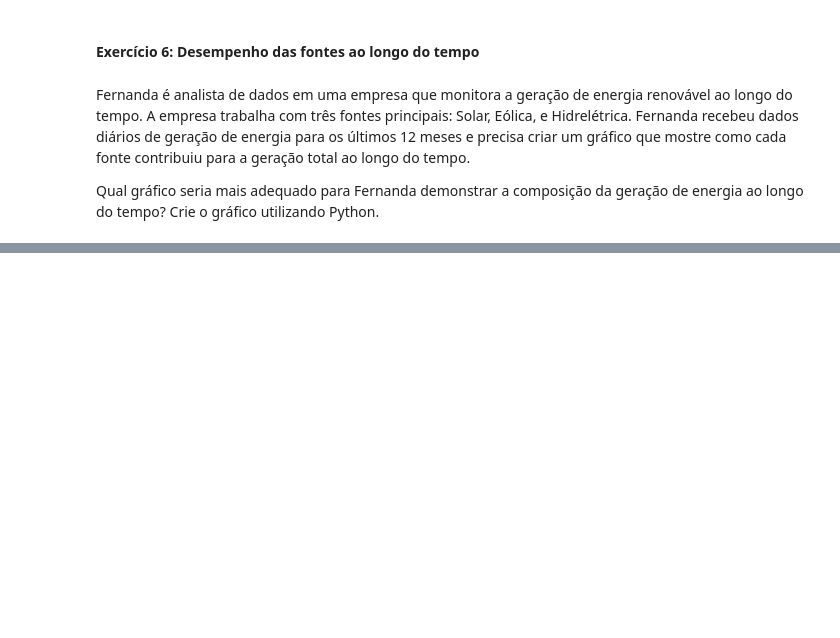
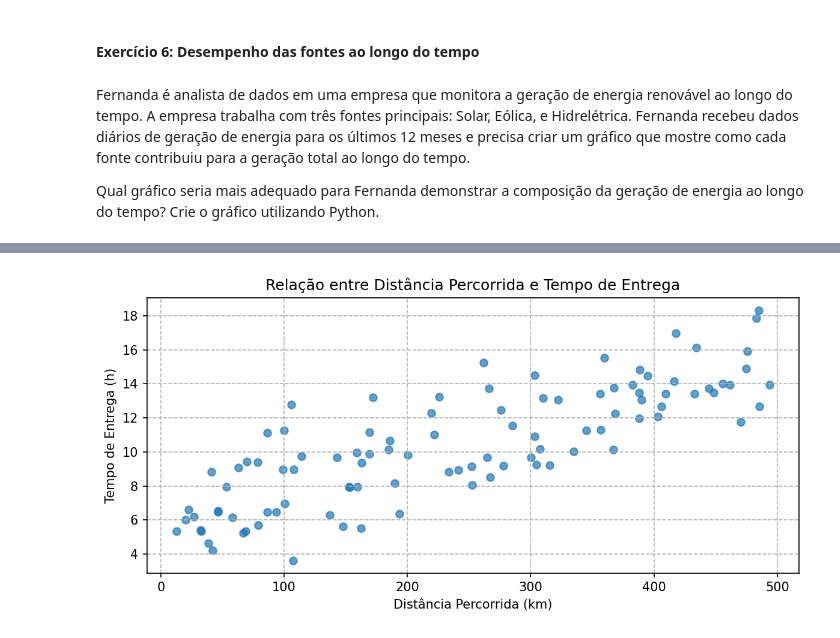
Before and after one commit to LeoRochaCarmo/formacao_praticando_python_para_data_science_alura, a Jupyter notebook: 08_praticando_graficos_composicao_e_relacionamento/exercicios.ipynb, the cells around one changed output, grey strips where cells are left out. Saved outputs shown, nothing was run; the diff lists cells and outputs as text; code cells hidden in the pictures; blank space fills up the shorter version.

```diff
--- a/08_praticando_graficos_composicao_e_relacionamento/exercicios.ipynb
+++ b/08_praticando_graficos_composicao_e_relacionamento/exercicios.ipynb
@@ -163,0 +203,24 @@ df = pd.read_csv('.\\dados\\atividade_6.csv')
+# %%
+import pandas as pd
+import matplotlib.pyplot as plt
+
+df = pd.read_csv('.\\dados\\atividade_7.csv')
+
+df.head()
+
+plt.figure(figsize=(8,4), dpi=150)
+
+plt.grid(True, linestyle='--')
+plt.scatter(
+    x=df['Distância (km)'],
+    y=df['Tempo de Entrega (h)'],
+    alpha=0.7
+)
+plt.xlabel('Distância Percorrida (km)')
+plt.ylabel('Tempo de Entrega (h)')
+plt.title('Relação entre Distância Percorrida e Tempo de Entrega')
+
+plt.tight_layout()
+plt.show()
+# %% [output]
+[figure, added]
```
Also changed, not shown: parts of 4 cells of this notebook, 1 other file.
